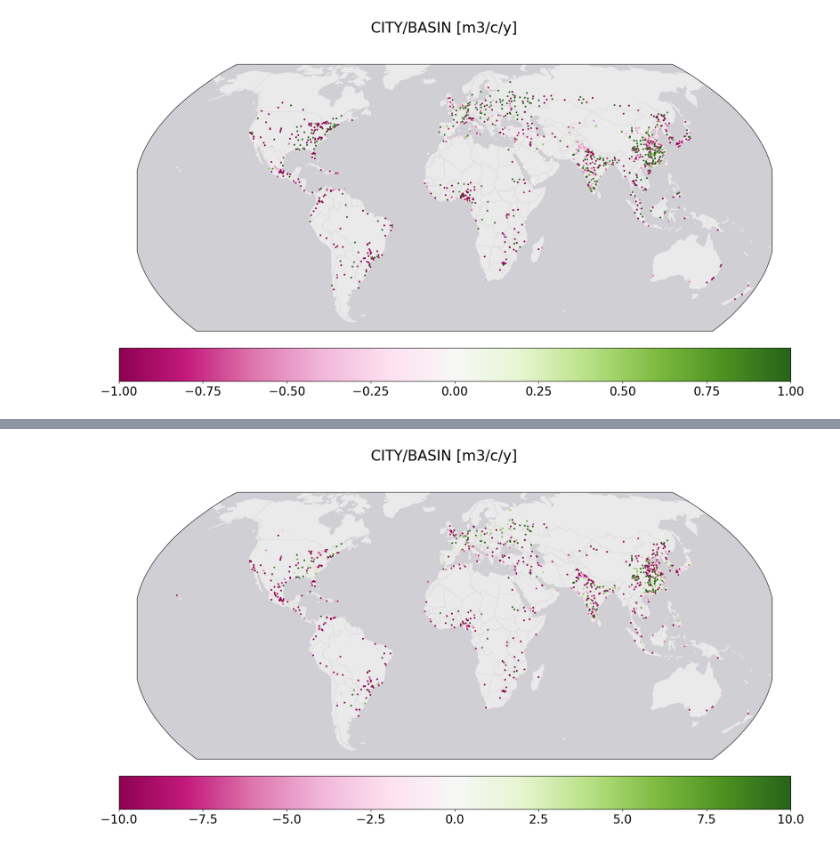
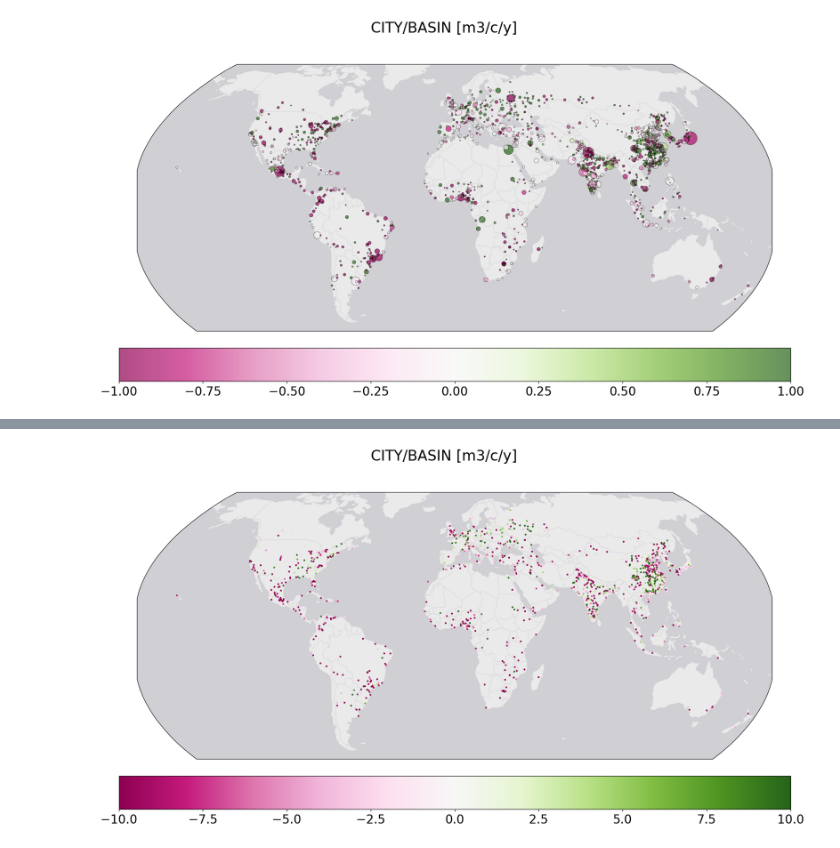
Before and after one commit to HalKiyo/h08_urban, a Jupyter notebook: wsi/pst/city_vs_basin.ipynb, the cells around one changed output, grey strips where cells are left out. Saved outputs shown, nothing was run; the diff lists cells and outputs as text; code cells hidden in the pictures.

```diff
--- a/wsi/pst/city_vs_basin.ipynb
+++ b/wsi/pst/city_vs_basin.ipynb
@@ -13,6 +13,38 @@ basin_path = f'{h08dir}/wsi/dat/cmy/cmy_basinlonlat.npy'
 city_list = np.load(city_path)
 basin_list = np.load(basin_path)
 #([city_num, cnt_lon, cnt_lat, cmy])
+
+mcy_path = f"{h08dir}/global_city/dat/cty_lst_/gpw4/mcy_pop_water.txt"
+#mcy = [citynum, flag, rate, wup, pop, avail, mpcy, gridnum, region, country, cityname]
+with open(mcy_path, 'r') as files:
+    text = files.readlines()
+
+population = []
+for ind in range(1860):
+    line = text[ind]
+    parts = line.split('|')
+    parts = [item.strip() for item in parts]
+    city_num = int(parts[0])
+    flag = parts[1]
+    if flag == 'NoMASK':
+        continue
+    else:
+        rate = parts[2]
+        wup = float(parts[3])
+        wup_unit = wup/1e3
+        dwn = float(parts[4])
+        dwn_unit = dwn/1e6
+        ava = float(parts[5])
+        ava_unit = ava/1e9
+        mcy = float(parts[6])
+        cel = int(float(parts[7]))
+        region = parts[8]
+        country = parts[9]
+        city_name = parts[10]
+        potential = ava_unit - dwn_unit
+
+    population.append(dwn_unit)
+pop_array = np.array(population)
 
 RATE = []
 DIFF = []
@@ -40,37 +72,40 @@ for i in range(len(rate_array)):
         rate_tmp[i] = np.where(rate_array[i, 3] > 1, rate_array[i,3], -1/rate_array[i, 3])
 rate_array[:, 3] = rate_tmp
 
-def plot_world(array, norm, cmap, extent):
+def plot_world(array, norm, cmap, extent, population):
     #norm = mcolors.TwoSlopeNorm(vcenter=0, vmin=-0.2, vmax=0.2)
     #cmap = 'coolwarm_r'
     #cmap = 'PiYG'
 
     plt.rcParams["font.size"] = 20
     projection = ccrs.Robinson(central_longitude=0)
     crs = ccrs.PlateCarree()
     fig, ax = plt.subplots(figsize=(20,10), subplot_kw={'projection': projection})
     ax.set_extent(extent, crs=crs)
     img = ax.scatter(
                   array[:, 1],
                   array[:, 2],
                   c=array[:, 3],
-                  s=4,
+                  s=population*15,
                   cmap= cmap,
                   norm=norm,
                   transform=ccrs.PlateCarree(),
+                  alpha=0.7,
+                  edgecolor='k',
+                  linewidth=0.5
                  )
     #ax.gridlines()
     ax.add_feature(cfeature.LAND, edgecolor='none', facecolor='#eaeaea')
     ax.add_feature(cfeature.OCEAN, edgecolor='none', facecolor='#d0cfd4')
     ax.add_feature(cfeature.COASTLINE, linewidth=0.1,edgecolor='#d0cfd4')
     ax.add_feature(cfeature.BORDERS, linestyle='-', linewidth=0.5, edgecolor='#d0cfd4')
     cbar = fig.colorbar(img, ax=ax, orientation='horizontal', pad=0.05)
     fig.suptitle('CITY/BASIN [m3/c/y]')
     plt.show()
 
 norm = mcolors.TwoSlopeNorm(vcenter=0, vmin=-1, vmax=1)
 cmap = 'PiYG'
 extent = [-180, 180, -60, 75]
-plot_world(diff_array, norm, cmap, extent)
+plot_world(diff_array, norm, cmap, extent, pop_array)
 # %% [output]
-[figure, old version]
+[figure, new version]
```
Also changed, not shown: parts of 1 cell of this notebook, 1 other file.
